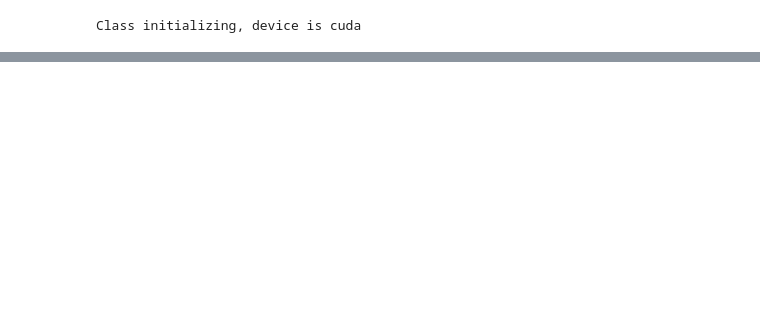
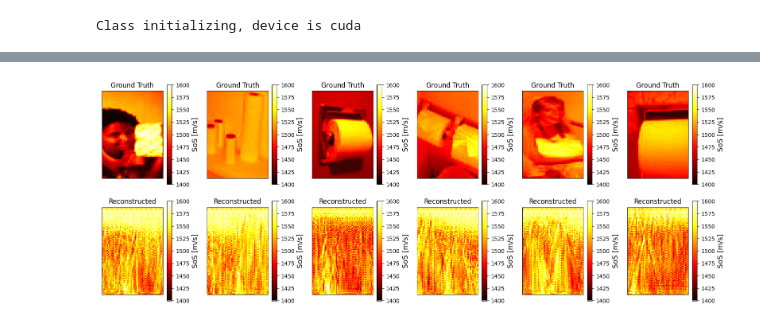
Before and after one commit to haotian-c/SoS_time_shift_DL, a Jupyter notebook: demo_of_training_and_inference/demo_of_training_and_inference.ipynb, the cells around one changed output, grey strips where cells are left out. Drawn from its saved outputs; the diff is of its cells as text; code cells hidden in the pictures; blank space fills up the shorter version.

Commit message:
updated_with_visualization_on_more_epoches

```diff
--- a/demo_of_training_and_inference/demo_of_training_and_inference.ipynb
+++ b/demo_of_training_and_inference/demo_of_training_and_inference.ipynb
@@ -7,9 +7,10 @@ sys.path.append(os.path.abspath(os.path.join(os.getcwd(), '..', 'ray_tracing_syn
 sys.path.append(os.path.abspath(os.path.join(os.getcwd(), '..')))
 import torch
 torch.use_deterministic_algorithms(True)
+import matplotlib.pyplot as plt
+from model import build_net
 
-from model_TimeShift_input_disable_norm import build_net
-from utils import remove_blind_region_psf0, remove_blind_region_psf7p5, remove_blind_region_minuspsf7p5
+from utils import remove_blind_region_psf0, remove_blind_region_psf7p5, remove_blind_region_minuspsf7p5,set_stateless_batchnorm
 
 import torch.nn as nn
 import torch.nn.functional as F
@@ -22,8 +23,6 @@ from PIL import Image
 
 from ray_tracing_synthesis import SoSToTimeShiftTransformer, image_to_sos_map
 
-
-
 PARAM_SOS_BEAMFORMING = 1540
 PARAM_SCALING_INPUT = 100000000
 PARAM_SCALING_OUTPUT = 100
@@ -35,7 +34,7 @@ EPOCH_NUM = 3
 BATCH_SIZE = 32
 GPU_BASE = 4
 GPU_LIST_TO_PARALLEL = [GPU_BASE, 1,2,3] ### Specify the available GPU indices in your machine
-from worker_module import preparing_training_data  # <--- This is your external worker
+from worker_module import preparing_training_data
 
 
 data_parent_dir = (
@@ -60,7 +59,7 @@ mp.set_start_method("spawn", force=True)
 transformer = SoSToTimeShiftTransformer()
 sos_from_ImageNet = []
 time_lag_from_ImageNet = []
-for i in range(1280001, 1280201):
+for i in range(PARAM_NUMBER_OF_TRAINING_DATA+1, PARAM_NUMBER_OF_TRAINING_DATA+201):
     image = Image.open(f"{data_parent_dir}grayscale_cropped_{i}.JPEG")
     sos_map = image_to_sos_map(image)
     time_lag_from_ImageNet.append([
@@ -213,0 +104,88 @@ RMSE in testing set is 22.382038
+# %%
+model = build_net().to(f"cuda:{GPU_BASE}")
+model = nn.DataParallel(model, device_ids=GPU_LIST_TO_PARALLEL)
+model.train()
+set_stateless_batchnorm(model)
+
+criterion = nn.MSELoss()
+optimizer = torch.optim.Adam(model.parameters(), lr=PARAM_LEARNING_RATE, weight_decay=PARAM_WEIGHTDECAY)
+
+manager = mp.Manager()
+shared_queue_time_lag = manager.list()
+shared_lock_1, shared_lock_2 = mp.Lock(), mp.Lock()
+idx_list_init = list(range(PARAM_NUMBER_OF_TRAINING_DATA))
+random.shuffle(idx_list_init)
+img_idx_tobe_loaded = manager.list(idx_list_init)
+
+
+processes = [
+    mp.Process(
+        target=preparing_training_data,
+        args=(
+            shared_lock_1,
+            shared_lock_2,
+            img_idx_tobe_loaded,
+            shared_queue_time_lag,
+            PARAM_NUMBER_OF_TRAINING_DATA,
+            4000,
+            data_parent_dir,  # <--- Pass the data dir to the worker
+        ),
+    )
+    for _ in range(3)
+]
+for p in processes:
+    p.start()
+    sleep(1)
+
+LEN_TRAINING_DATA = PARAM_NUMBER_OF_TRAINING_DATA
+last_time_stamp = time.time()
+for epoch_i in range(EPOCH_NUM):
+    running_loss = 0.0
+    for batch_i in range(LEN_TRAINING_DATA // BATCH_SIZE):
+        batch_data_np, batch_label_np = [], []
+        for _ in range(BATCH_SIZE):
+            while len(shared_queue_time_lag) == 0:
+                sleep(1)
+            time_lag_np, sos_np = shared_queue_time_lag.pop()
+            batch_data_np.append(time_lag_np * PARAM_SCALING_INPUT)
+            batch_label_np.append(sos_np)
+
+        batch_data = torch.from_numpy(np.stack(batch_data_np)).to(f"cuda:{GPU_BASE}", dtype=torch.float)
+        batch_label = torch.from_numpy(np.stack(batch_label_np)).unsqueeze(1).to(f"cuda:{GPU_BASE}", dtype=torch.float)
+
+        optimizer.zero_grad()
+        outputs = model(batch_data)
+        loss = criterion(
+            outputs[:, :, :, 19:-19] * PARAM_SCALING_OUTPUT + PARAM_BASE_OUTPUT,
+            batch_label[:, :, :, 19:-19],
+        )
+        loss.backward()
+        optimizer.step()
+
+        running_loss += loss.item()
+        if batch_i % 1000 == 1:
+            print("Elapsed time =", time.time() - last_time_stamp)
+            last_time_stamp = time.time()
+            print(f"batch {batch_i} / {LEN_TRAINING_DATA // BATCH_SIZE}")
+            print("running_loss =", running_loss / (batch_i + 1))
+            print("batch_loss =", loss.item())
+            print("queue length =", len(shared_queue_time_lag))
+
+            from datetime import datetime
+            current_date = datetime.now().strftime("%Y_%m_%d")
+            ckpt_name = (
+                f"./pre_trained_model_d{current_date}_parametric_3_input_beamforming_SoS_"
+                f"{PARAM_SOS_BEAMFORMING}_output_base_{PARAM_BASE_OUTPUT}_NumberOfTraningData_"
+                f"{PARAM_NUMBER_OF_TRAINING_DATA}_learning_rate_{PARAM_LEARNING_RATE}_"
+                f"PARAM_WEIGHTDECAY_{PARAM_WEIGHTDECAY}_no_batch_norm.pt"
+            )
+            torch.save(model.module.state_dict(), ckpt_name)
+            model.eval()
+            eval_testingdata(model, test_data, test_label, criterion)
+            if batch_i % 2000 == 1:
+                visualize_test_data()
+            model.train()
+
+    print(f"Epoch {epoch_i + 1}/{EPOCH_NUM} finished. "
+          f"Average loss: {running_loss / (LEN_TRAINING_DATA / BATCH_SIZE)}")
+# %% [output]
@@ -213,0 +198 @@ RMSE in testing set is 22.382038
+[figure, added]
```
Also changed, not shown: parts of 3 cells of this notebook.
